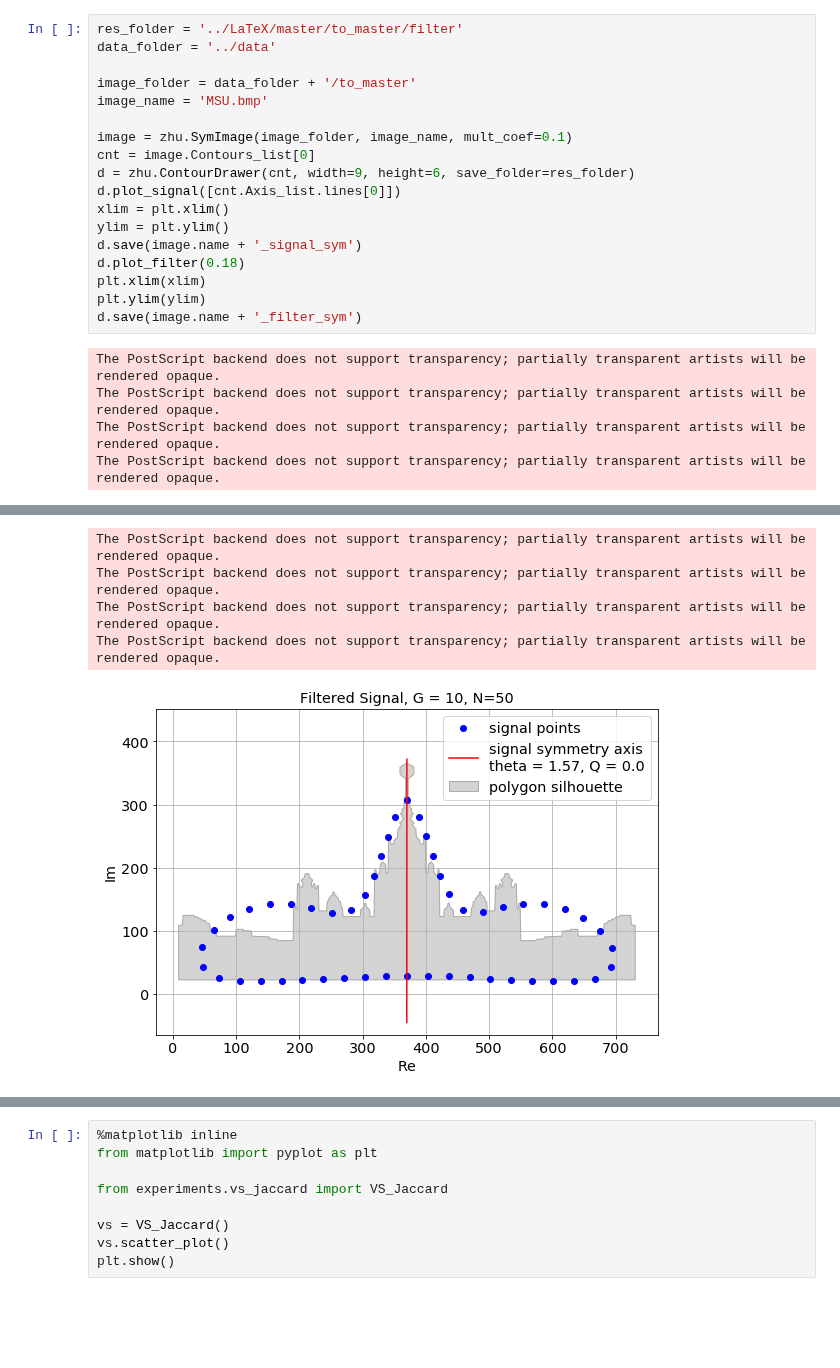
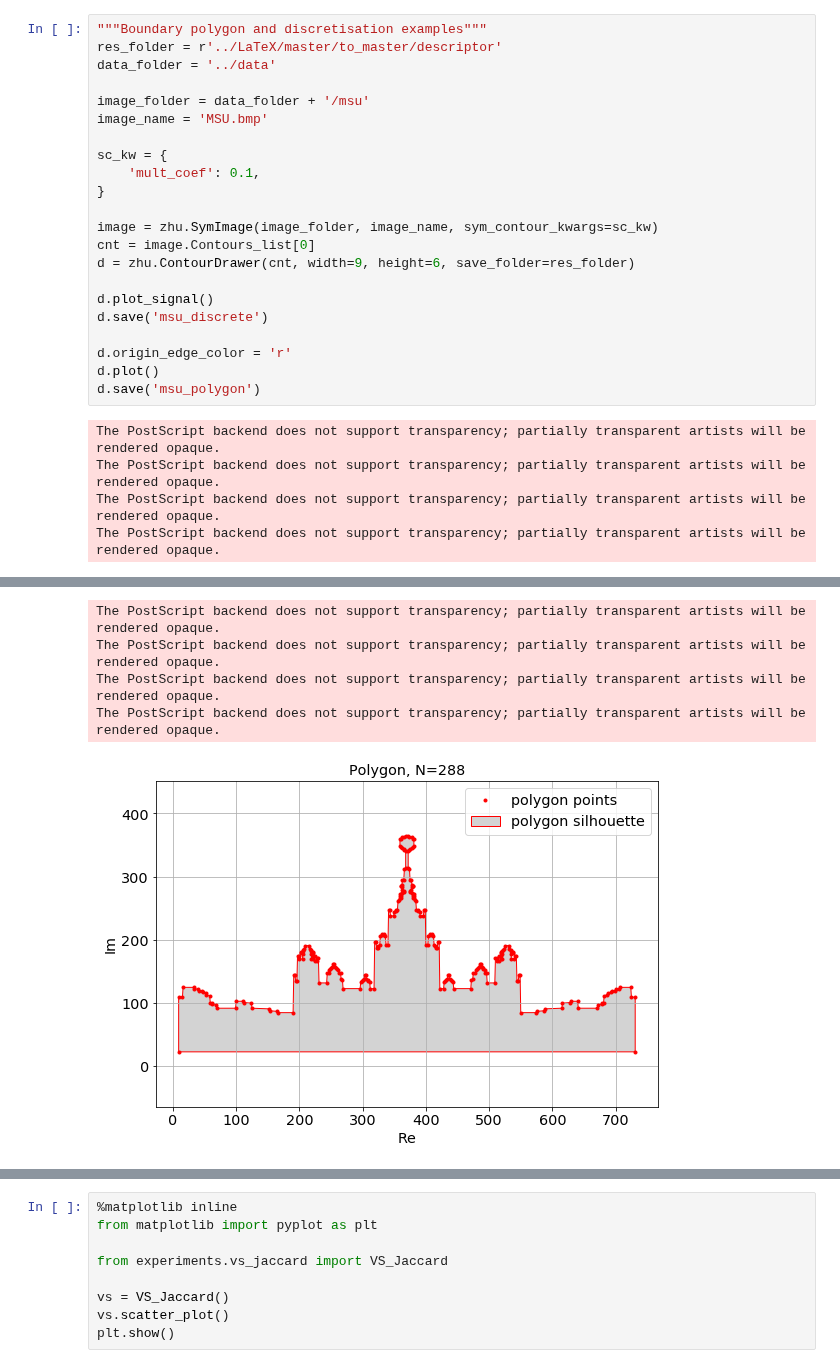
Before and after one commit to 1alexandra/mirror-symmetry, a Jupyter notebook: sym.ipynb, the cells around one changed output, grey strips where cells are left out. Saved outputs shown, nothing was run; the diff lists cells and outputs as text; blank space fills up the shorter version.

```diff
--- a/sym.ipynb
+++ b/sym.ipynb
@@ -161,21 +319,25 @@ Time = 3.825 s.
 # %%
-res_folder = '../LaTeX/master/to_master/filter'
+"""Boundary polygon and discretisation examples"""
+res_folder = r'../LaTeX/master/to_master/descriptor'
 data_folder = '../data'
 
-image_folder = data_folder + '/to_master'
+image_folder = data_folder + '/msu'
 image_name = 'MSU.bmp'
 
-image = zhu.SymImage(image_folder, image_name, mult_coef=0.1)
+sc_kw = {
+    'mult_coef': 0.1,
+}
+
+image = zhu.SymImage(image_folder, image_name, sym_contour_kwargs=sc_kw)
 cnt = image.Contours_list[0]
 d = zhu.ContourDrawer(cnt, width=9, height=6, save_folder=res_folder)
-d.plot_signal([cnt.Axis_list.lines[0]])
-xlim = plt.xlim()
-ylim = plt.ylim()
-d.save(image.name + '_signal_sym')
-d.plot_filter(0.18)
-plt.xlim(xlim)
-plt.ylim(ylim)
-d.save(image.name + '_filter_sym')
+
+d.plot_signal()
+d.save('msu_discrete')
+
+d.origin_edge_color = 'r'
+d.plot()
+d.save('msu_polygon')
 # %% [output]
 The PostScript backend does not support transparency; partially transparent artists will be rendered opaque.
 The PostScript backend does not support transparency; partially transparent artists will be rendered opaque.
@@ -185,5 +347,5 @@ The PostScript backend does not support transparency; partially transparent arti
 The PostScript backend does not support transparency; partially transparent artists will be rendered opaque.
 The PostScript backend does not support transparency; partially transparent artists will be rendered opaque.
 The PostScript backend does not support transparency; partially transparent artists will be rendered opaque.
 The PostScript backend does not support transparency; partially transparent artists will be rendered opaque.
-[figure, old version]
+[figure, new version]
```
Also changed, not shown: parts of 19 cells of this notebook, 15 other files.
